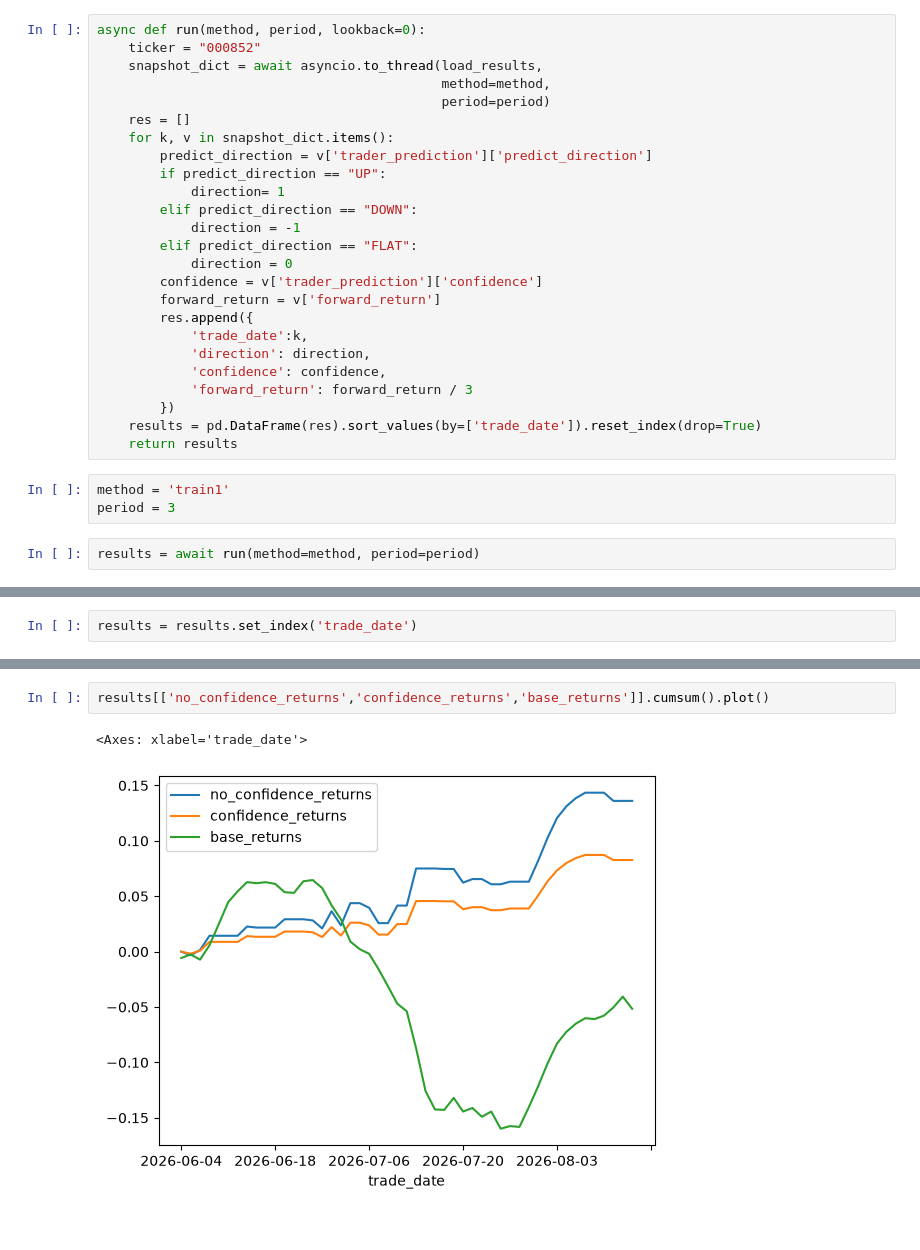
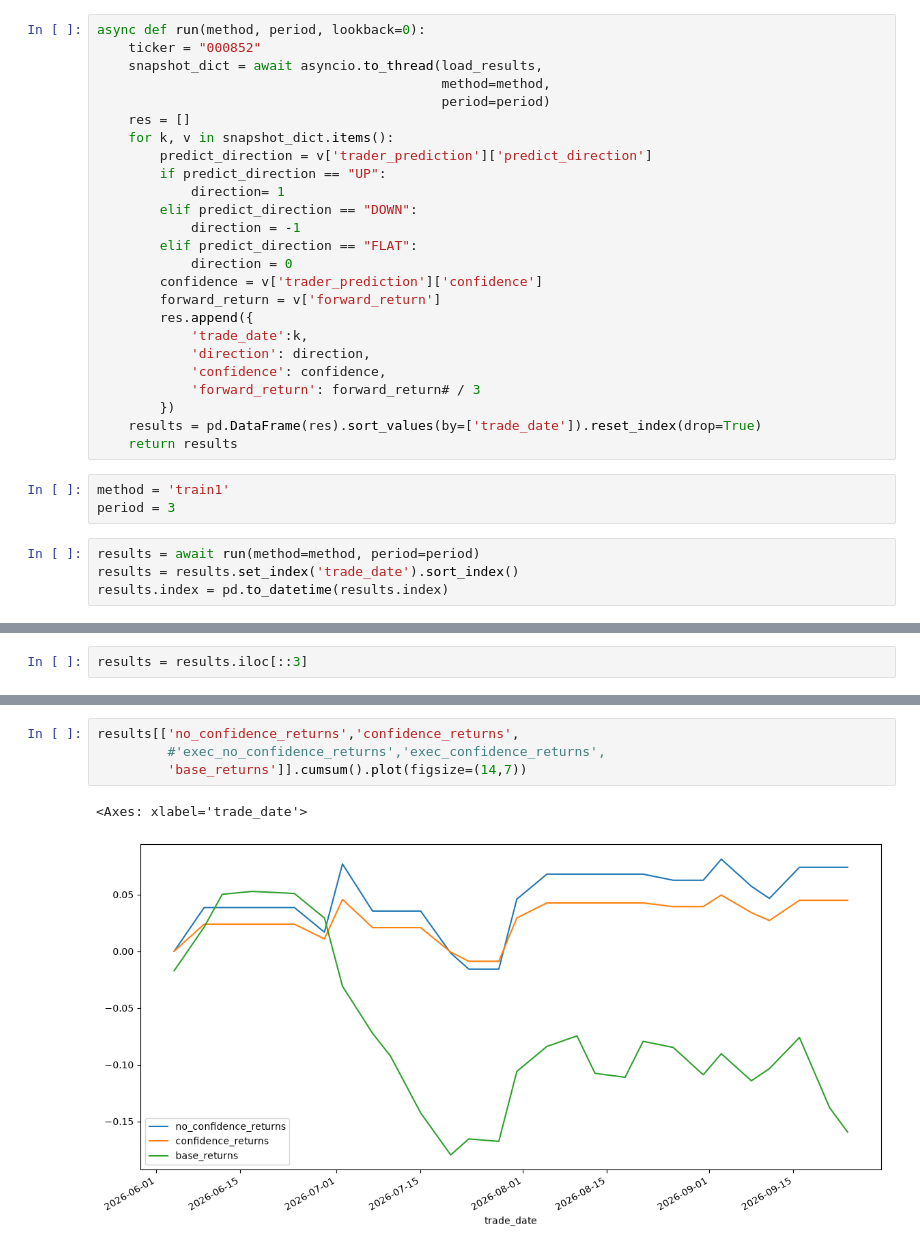
Before and after one commit to flaght/Chrono, a Jupyter notebook: cortex/sphiex/z05_evaluate/3.0.1.simple_evaluate.ipynb, the cells around one changed output, grey strips where cells are left out. Cells and saved outputs as stored; diff of their text form.

```diff
--- a/cortex/sphiex/z05_evaluate/3.0.1.simple_evaluate.ipynb
+++ b/cortex/sphiex/z05_evaluate/3.0.1.simple_evaluate.ipynb
@@ -43,7 +44,7 @@ async def run(method, period, lookback=0):
             'trade_date':k,
             'direction': direction,
             'confidence': confidence,
-            'forward_return': forward_return / 3
+            'forward_return': forward_return# / 3
         })
     results = pd.DataFrame(res).sort_values(by=['trade_date']).reset_index(drop=True)
     return results
@@ -52,5 +53,7 @@ method = 'train1'
 period = 3
 # %%
 results = await run(method=method, period=period)
+results = results.set_index('trade_date').sort_index()
+results.index = pd.to_datetime(results.index)
 # %% [output]
 /workspace/worker/pj/Chrono/cortex/sphiex/records/outofsam/train1/3
@@ -57,5 +76,5 @@ results = await run(method=method, period=period)
 # %%
-results = results.set_index('trade_date')
+results = results.iloc[::3]
 # %%
 ### 不加置信度
 results['no_confidence_returns'] = results['direction'] * results['forward_return']
@@ -85,5 +106,7 @@ results
 # %%
-results[['no_confidence_returns','confidence_returns','base_returns']].cumsum().plot()
+results[['no_confidence_returns','confidence_returns',
+         #'exec_no_confidence_returns','exec_confidence_returns',
+         'base_returns']].cumsum().plot(figsize=(14,7))
 # %% [output]
 <Axes: xlabel='trade_date'>
-[figure, old version]
+[figure, new version]
```
Also changed, not shown: parts of 5 cells of this notebook, 49 other files.
